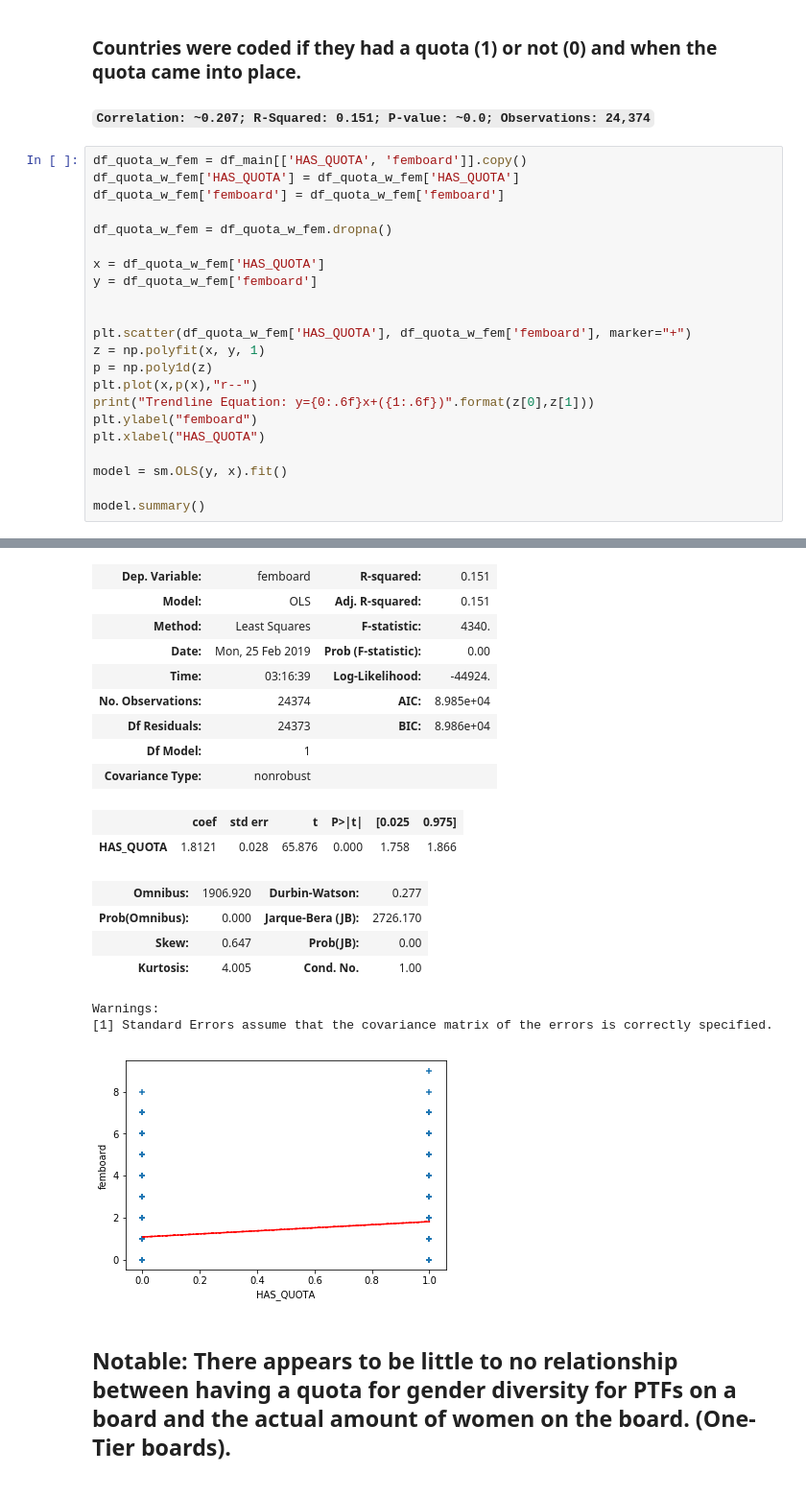
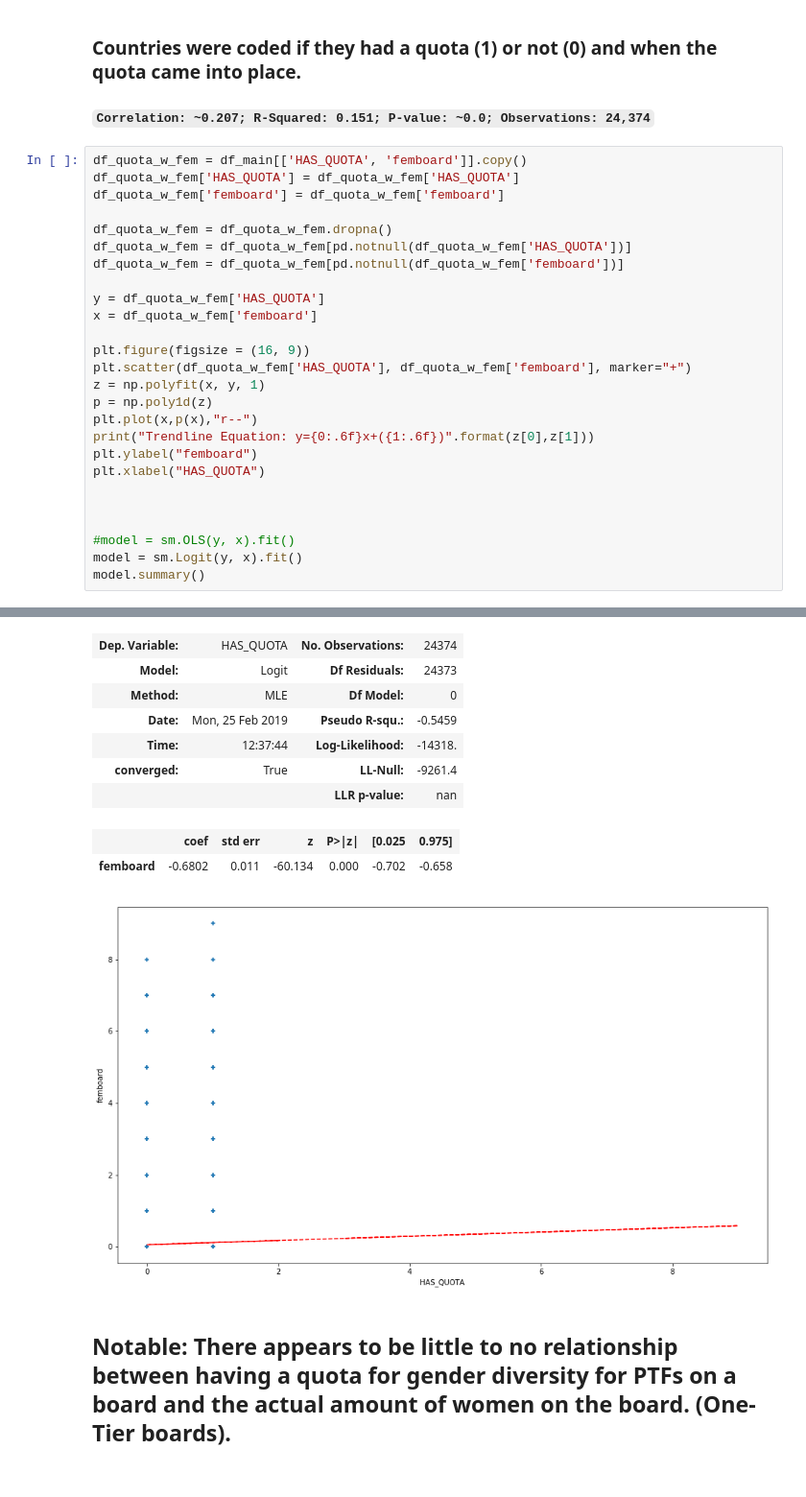
Before and after one commit to etokrug/GroupProject, a Jupyter notebook: GroupProject.ipynb, the cells around one changed output, grey strips where cells are left out. Shown at 96% size. Saved outputs shown, nothing was run; the diff lists cells and outputs as text.

```diff
--- a/GroupProject.ipynb
+++ b/GroupProject.ipynb
@@ -382,11 +382,13 @@ df_quota_w_fem['HAS_QUOTA'] = df_quota_w_fem['HAS_QUOTA']
 df_quota_w_fem['femboard'] = df_quota_w_fem['femboard']
 
 df_quota_w_fem = df_quota_w_fem.dropna()
+df_quota_w_fem = df_quota_w_fem[pd.notnull(df_quota_w_fem['HAS_QUOTA'])]
+df_quota_w_fem = df_quota_w_fem[pd.notnull(df_quota_w_fem['femboard'])]
 
-x = df_quota_w_fem['HAS_QUOTA']
-y = df_quota_w_fem['femboard']
+y = df_quota_w_fem['HAS_QUOTA']
+x = df_quota_w_fem['femboard']
 
-
+plt.figure(figsize = (16, 9))
 plt.scatter(df_quota_w_fem['HAS_QUOTA'], df_quota_w_fem['femboard'], marker="+")
 z = np.polyfit(x, y, 1)
 p = np.poly1d(z)
@@ -395,7 +397,9 @@ print("Trendline Equation: y={0:.6f}x+({1:.6f})".format(z[0],z[1]))
 plt.ylabel("femboard")
 plt.xlabel("HAS_QUOTA")
 
-model = sm.OLS(y, x).fit()
 
+
+#model = sm.OLS(y, x).fit()
+model = sm.Logit(y, x).fit()
 model.summary()
 # %% [output]
@@ -404,21 +411,13 @@ OLS Regression Results
-| Dep. Variable: | femboard | R-squared: | 0.151 |
-| Model: | OLS | Adj. R-squared: | 0.151 |
-| Method: | Least Squares | F-statistic: | 4340. |
-| Date: | Mon, 25 Feb 2019 | Prob (F-statistic): | 0.00 |
-| Time: | 03:16:39 | Log-Likelihood: | -44924. |
-| No. Observations: | 24374 | AIC: | 8.985e+04 |
-| Df Residuals: | 24373 | BIC: | 8.986e+04 |
-| Df Model: | 1 |  |  |
-| Covariance Type: | nonrobust |  |  |
+| Dep. Variable: | HAS_QUOTA | No. Observations: | 24374 |
+| Model: | Logit | Df Residuals: | 24373 |
+| Method: | MLE | Df Model: | 0 |
+| Date: | Mon, 25 Feb 2019 | Pseudo R-squ.: | -0.5459 |
+| Time: | 12:37:44 | Log-Likelihood: | -14318. |
+| converged: | True | LL-Null: | -9261.4 |
+|  |  | LLR p-value: | nan |
-|  | coef | std err | t | P>|t| | [0.025 | 0.975] |
-| HAS_QUOTA | 1.8121 | 0.028 | 65.876 | 0.000 | 1.758 | 1.866 |
+|  | coef | std err | z | P>|z| | [0.025 | 0.975] |
+| femboard | -0.6802 | 0.011 | -60.134 | 0.000 | -0.702 | -0.658 |
-| Omnibus: | 1906.920 | Durbin-Watson: | 0.277 |
-| Prob(Omnibus): | 0.000 | Jarque-Bera (JB): | 2726.170 |
-| Skew: | 0.647 | Prob(JB): | 0.00 |
-| Kurtosis: | 4.005 | Cond. No. | 1.00 |
-Warnings:
-[1] Standard Errors assume that the covariance matrix of the errors is correctly specified.
-[figure, old version]
+[figure, new version]
 # %% [markdown]
 ## Notable: There appears to be little to no relationship between having a quota for gender diversity for PTFs on a board and the actual amount of women on the board. (One-Tier boards).
 
```
Also changed, not shown: parts of 19 cells of this notebook.
